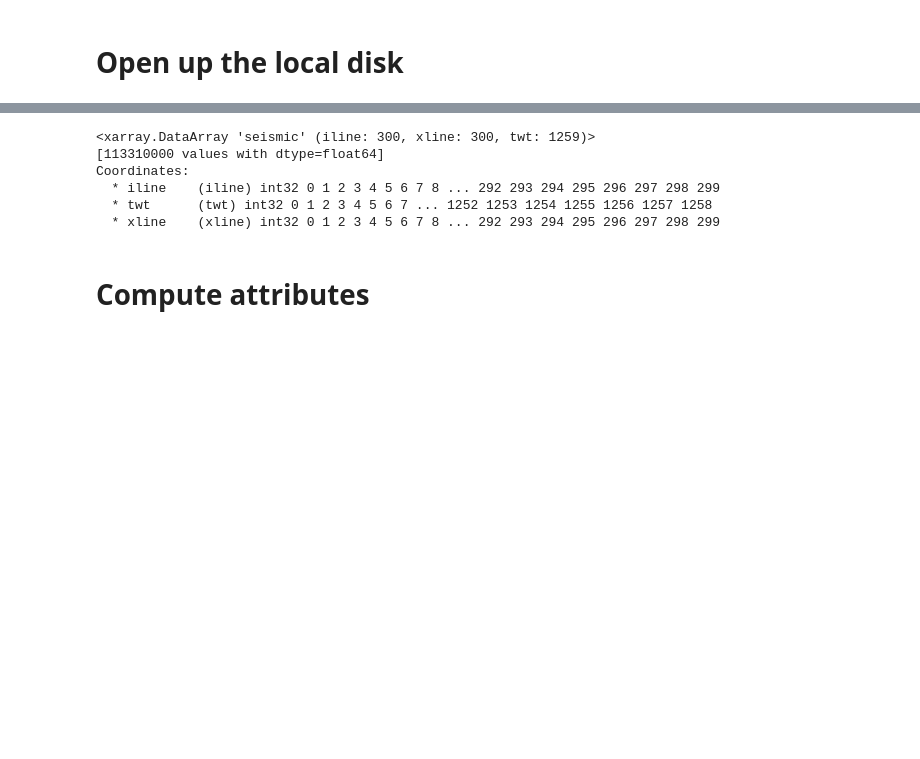
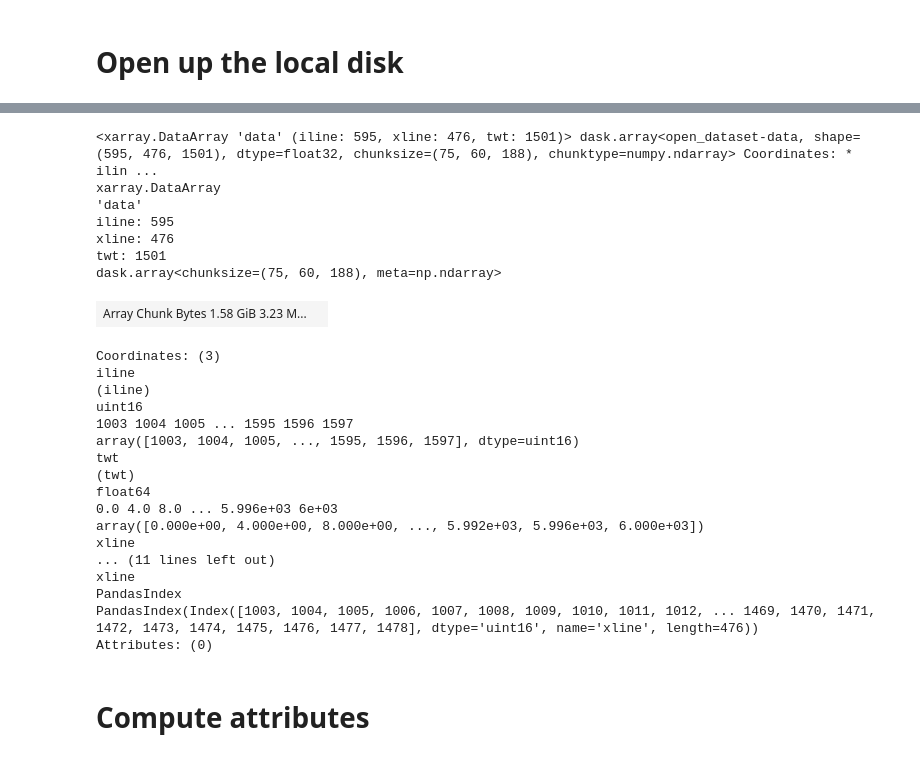
Before and after one commit to gavargas22/coiled-examples, a Jupyter notebook: compute_attribute.ipynb, the cells around one changed output, grey strips where cells are left out. Drawn from its saved outputs; the diff is of its cells as text; code cells hidden in the pictures; blank space fills up the shorter version.

```diff
--- a/compute_attribute.ipynb
+++ b/compute_attribute.ipynb
@@ -11,12 +26,31 @@ local_dataset = xr.open_dataset(filename_or_obj=path_to_seismic, engine="zarr")
 # %%
-local_dataset.seismic
+local_dataset.data
 # %% [output]
-<xarray.DataArray 'seismic' (iline: 300, xline: 300, twt: 1259)>
-[113310000 values with dtype=float64]
-Coordinates:
-  * iline    (iline) int32 0 1 2 3 4 5 6 7 8 ... 292 293 294 295 296 297 298 299
-  * twt      (twt) int32 0 1 2 3 4 5 6 7 ... 1252 1253 1254 1255 1256 1257 1258
-  * xline    (xline) int32 0 1 2 3 4 5 6 7 8 ... 292 293 294 295 296 297 298 299
+<xarray.DataArray 'data' (iline: 595, xline: 476, twt: 1501)> dask.array<open_dataset-data, shape=(595, 476, 1501), dtype=float32, chunksize=(75, 60, 188), chunktype=numpy.ndarray> Coordinates: * ilin ...
+xarray.DataArray
+'data'
+iline: 595
+xline: 476
+twt: 1501
+dask.array<chunksize=(75, 60, 188), meta=np.ndarray>
+| Array Chunk Bytes 1.58 GiB 3.23 M... |  |
+Coordinates: (3)
+iline
+(iline)
+uint16
+1003 1004 1005 ... 1595 1596 1597
+array([1003, 1004, 1005, ..., 1595, 1596, 1597], dtype=uint16)
+twt
+(twt)
+float64
+0.0 4.0 8.0 ... 5.996e+03 6e+03
+array([0.000e+00, 4.000e+00, 8.000e+00, ..., 5.992e+03, 5.996e+03, 6.000e+03])
+xline
+... (11 lines left out)
+xline
+PandasIndex
+PandasIndex(Index([1003, 1004, 1005, 1006, 1007, 1008, 1009, 1010, 1011, 1012, ... 1469, 1470, 1471, 1472, 1473, 1474, 1475, 1476, 1477, 1478], dtype='uint16', name='xline', length=476))
+Attributes: (0)
 # %% [markdown]
 # Compute attributes
 # %%
```
Also changed, not shown: parts of 13 cells of this notebook, 3 other files.
